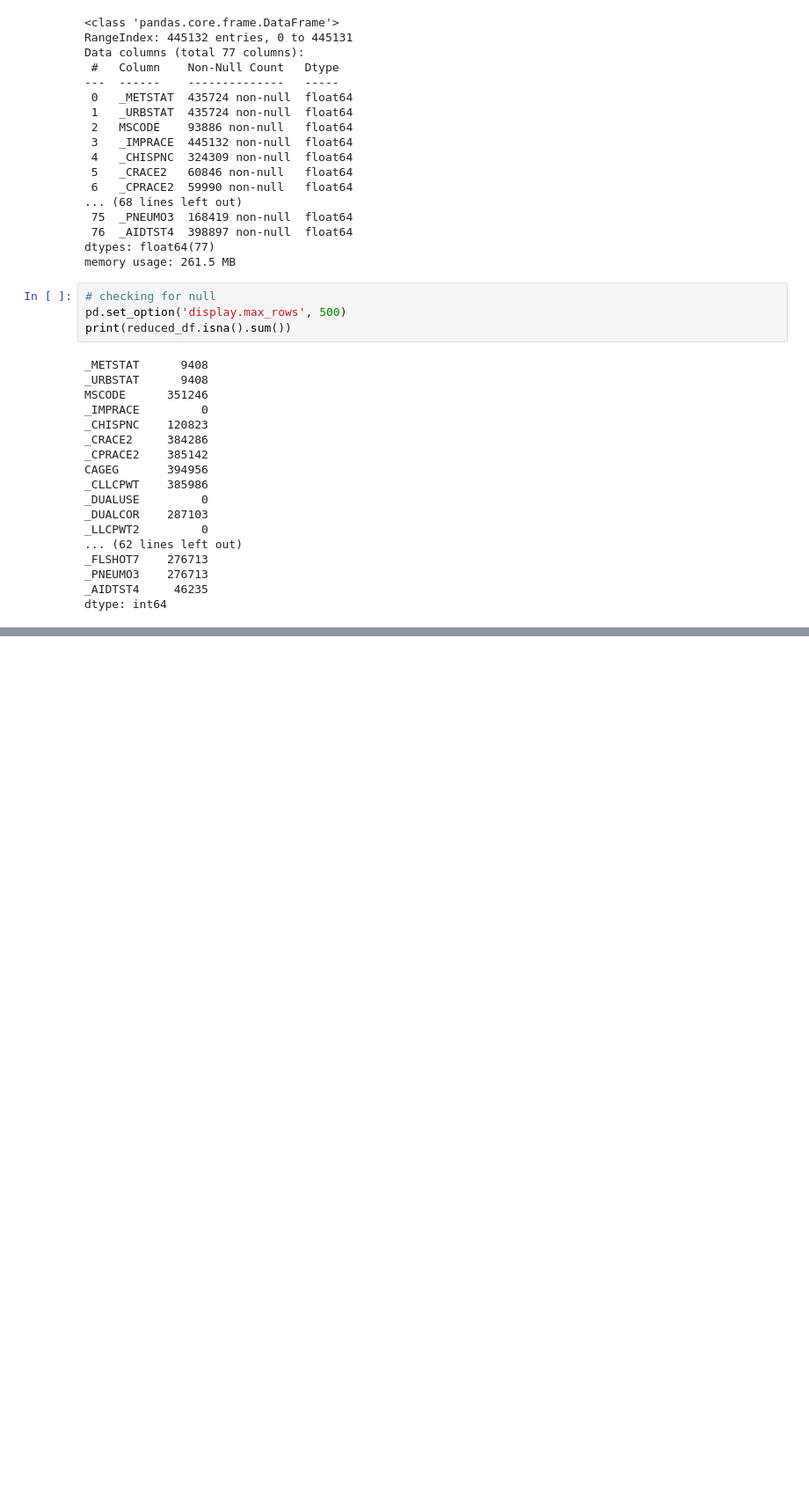
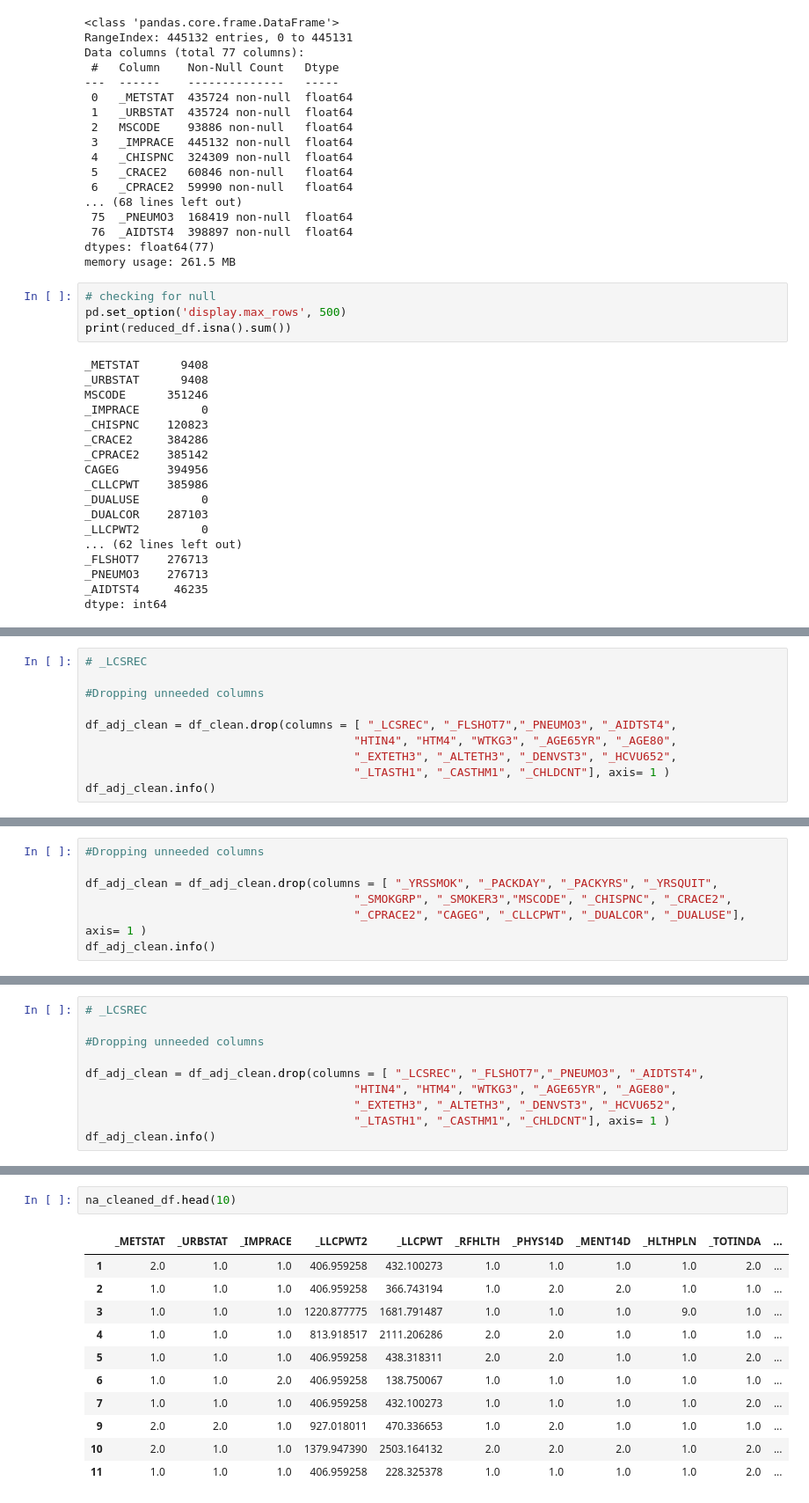
Before and after one commit to ldwilker10/predicting_obesity, a Jupyter notebook: draft_brfss2022.ipynb, the cells around one changed output, grey strips where cells are left out. Shown at 88% size. Drawn from its saved outputs; the diff is of its cells as text; blank space fills up the shorter version.

```diff
--- a/draft_brfss2022.ipynb
+++ b/draft_brfss2022.ipynb
@@ -1746,0 +1769,10 @@ dtype: int64
+# %%
+# _LCSREC
+
+#Dropping unneeded columns
+
+df_adj_clean = df_clean.drop(columns = [ "_LCSREC", "_FLSHOT7","_PNEUMO3", "_AIDTST4",
+                                       "HTIN4", "HTM4", "WTKG3", "_AGE65YR", "_AGE80",
+                                       "_EXTETH3", "_ALTETH3", "_DENVST3", "_HCVU652",
+                                       "_LTASTH1", "_CASTHM1", "_CHLDCNT"], axis= 1 )
+df_adj_clean.info()
@@ -1746,0 +1797,7 @@ dtype: int64
+# %%
+#Dropping unneeded columns
+
+df_adj_clean = df_adj_clean.drop(columns = [ "_YRSSMOK", "_PACKDAY", "_PACKYRS", "_YRSQUIT",
+                                       "_SMOKGRP", "_SMOKER3","MSCODE", "_CHISPNC", "_CRACE2",
+                                       "_CPRACE2", "CAGEG", "_CLLCPWT", "_DUALCOR", "_DUALUSE"], axis= 1 )
+df_adj_clean.info()
@@ -1746,0 +1826,10 @@ dtype: int64
+# %%
+# _LCSREC
+
+#Dropping unneeded columns
+
+df_adj_clean = df_adj_clean.drop(columns = [ "_LCSREC", "_FLSHOT7","_PNEUMO3", "_AIDTST4",
+                                       "HTIN4", "HTM4", "WTKG3", "_AGE65YR", "_AGE80",
+                                       "_EXTETH3", "_ALTETH3", "_DENVST3", "_HCVU652",
+                                       "_LTASTH1", "_CASTHM1", "_CHLDCNT"], axis= 1 )
+df_adj_clean.info()
@@ -1746,0 +1876,14 @@ dtype: int64
+# %%
+na_cleaned_df.head(10)
+# %% [output]
+|  | _METSTAT | _URBSTAT | _IMPRACE | _LLCPWT2 | _LLCPWT | _RFHLTH | _PHYS14D | _MENT14D | _HLTHPLN | _TOTINDA | ... |
+| 1 | 2.0 | 1.0 | 1.0 | 406.959258 | 432.100273 | 1.0 | 1.0 | 1.0 | 1.0 | 2.0 | ... |
+| 2 | 1.0 | 1.0 | 1.0 | 406.959258 | 366.743194 | 1.0 | 2.0 | 2.0 | 1.0 | 1.0 | ... |
+| 3 | 1.0 | 1.0 | 1.0 | 1220.877775 | 1681.791487 | 1.0 | 1.0 | 1.0 | 9.0 | 1.0 | ... |
+| 4 | 1.0 | 1.0 | 1.0 | 813.918517 | 2111.206286 | 2.0 | 2.0 | 1.0 | 1.0 | 1.0 | ... |
+| 5 | 1.0 | 1.0 | 1.0 | 406.959258 | 438.318311 | 2.0 | 2.0 | 1.0 | 1.0 | 2.0 | ... |
+| 6 | 1.0 | 1.0 | 2.0 | 406.959258 | 138.750067 | 1.0 | 1.0 | 1.0 | 1.0 | 1.0 | ... |
+| 7 | 1.0 | 1.0 | 1.0 | 406.959258 | 432.100273 | 1.0 | 1.0 | 1.0 | 1.0 | 2.0 | ... |
+| 9 | 2.0 | 2.0 | 1.0 | 927.018011 | 470.336653 | 1.0 | 2.0 | 1.0 | 1.0 | 1.0 | ... |
+| 10 | 2.0 | 1.0 | 1.0 | 1379.947390 | 2503.164132 | 2.0 | 2.0 | 2.0 | 1.0 | 2.0 | ... |
+| 11 | 1.0 | 1.0 | 1.0 | 406.959258 | 228.325378 | 1.0 | 1.0 | 1.0 | 1.0 | 2.0 | ... |
```
Also changed, not shown: parts of 14 cells of this notebook.
